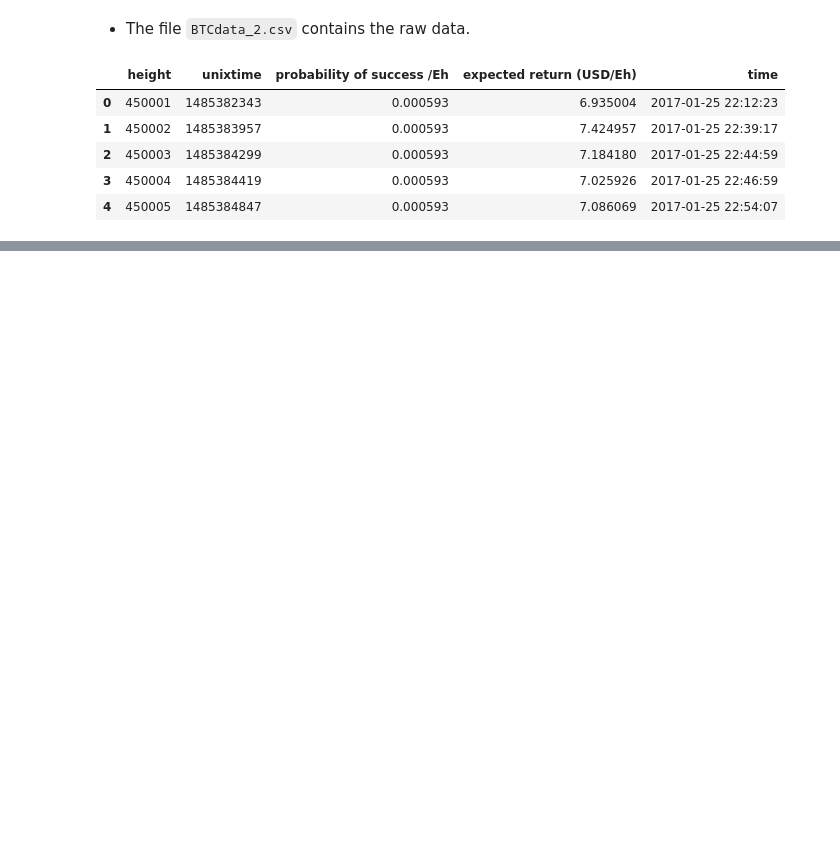
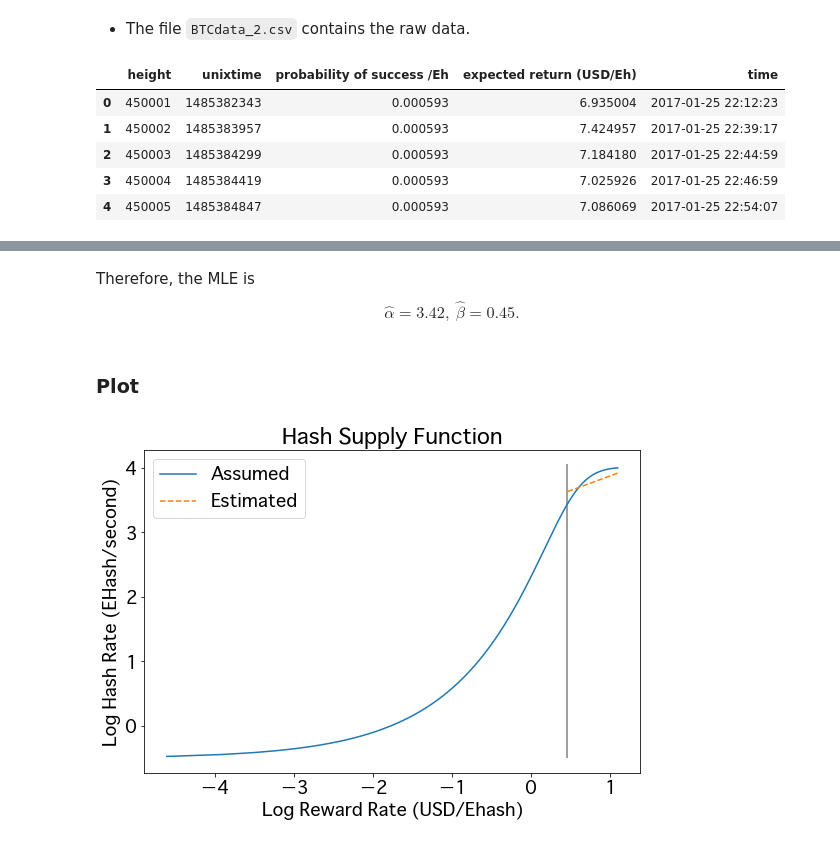
Before and after one commit to okuchap/DAA_Lucas, a Jupyter notebook: notebook/empirical_analysis.ipynb, the cells around one changed output, grey strips where cells are left out. Drawn from its saved outputs; the diff is of its cells as text; code cells hidden in the pictures; blank space fills up the shorter version.

Commit message:
Update the notebook for the empirical analysis -- add log-scaled plot.

```diff
--- a/notebook/empirical_analysis.ipynb
+++ b/notebook/empirical_analysis.ipynb
@@ -12,12 +12,15 @@ import pandas as pd
 import pathlib
 import time
 from datetime import datetime
-import scipy.optimize as opt
+from scipy.optimize import minimize
+
+# used for greedy optimization
 from sklearn.utils.extmath import cartesian
+
 #np.set_printoptions(precision=3)
 np.set_printoptions(suppress=True)
-plt.style.use("ggplot")
-plt.rcParams["font.size"] = 13
+# plt.style.use("ggplot")
+# plt.rcParams["font.size"] = 13
 mpl.rcParams["font.family"] = 'Osaka'
 # %% [markdown]
 ## Overview
@@ -207,0 +251,42 @@ $$
+# %% [markdown]
+Therefore, the MLE is
+$$
+\hat \alpha = 3.42, \ \hat \beta = 0.45.
+$$
+# %% [markdown]
+### Plot
+# %%
+@np.vectorize
+def log_hash_supply(log_x):
+    return np.log(55) - np.log(1 + np.exp(4.5)*np.exp(-3*np.exp(log_x)))
+# %%
+x = np.linspace(0.01, 3.0, 300)
+log_x = np.log(x)
+alpha = 3.42
+beta = 0.45
+y = log_hash_supply(log_x)
+y_est = alpha + beta * log_x
+flag = log_x > np.log(1.58)
+log_x_truncated = log_x[flag]
+y_est_truncated = y_est[flag]
+# %%
+plt.rcParams["font.size"] = 18
+plt.figure(figsize=(8,6))
+
+plt.plot(log_x, y, label='Assumed')
+plt.plot(log_x_truncated, y_est_truncated, label='Estimated', linestyle='--')
+plt.vlines(np.log(1.58), ymin=-0.5, ymax=4.05, linestyles='-', colors='gray')
+
+plt.xlabel('Log Reward Rate (USD/Ehash)')
+plt.ylabel('Log Hash Rate (EHash/second)')
+
+plt.title('Hash Supply Function')
+
+# plt.axis('square')
+
+plt.legend()
+plt.tight_layout()
+
+plt.show()
+# %% [output]
+[figure, added]
```
Also changed, not shown: parts of 20 cells of this notebook, 1 other file.
